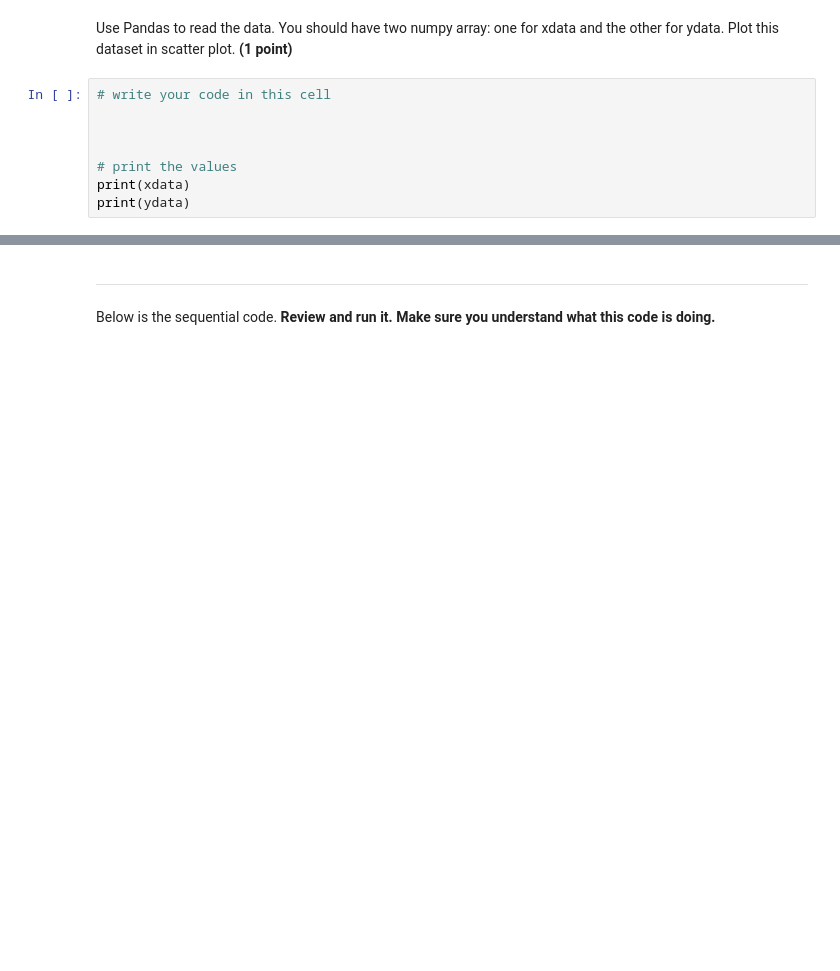
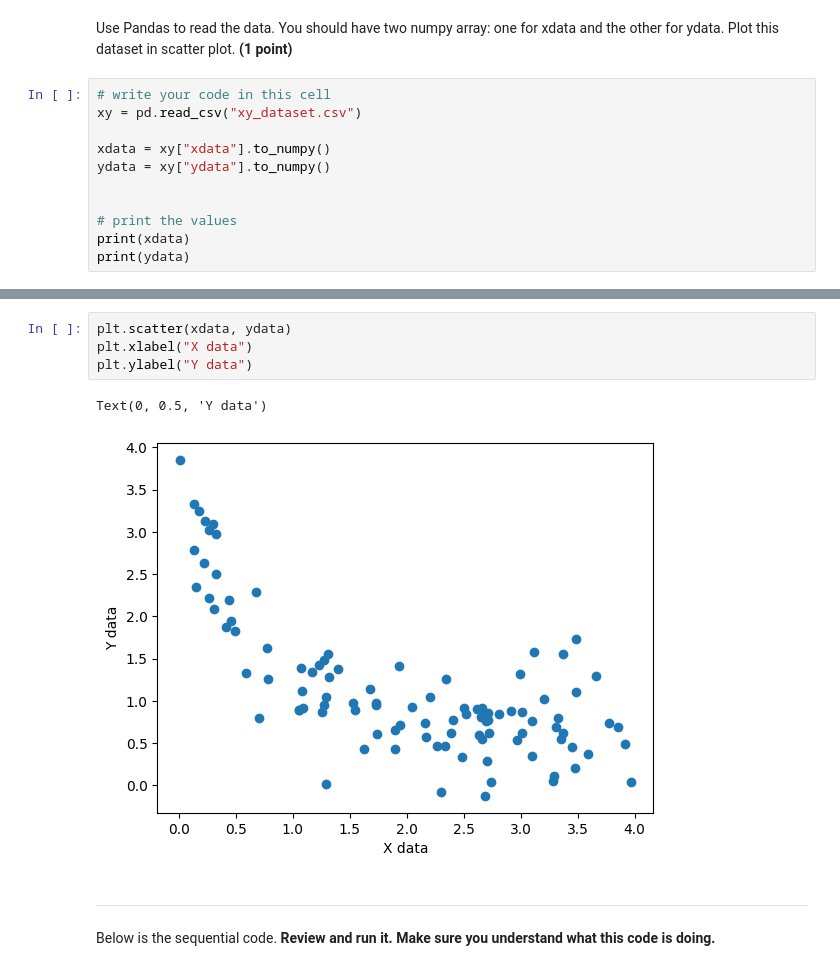
Before and after one commit to JakeRoll04/CMSE202-f25-turnin, a Jupyter notebook: hw-01/HW-01_GitPracticeDebuggingPythonPackagesAndClasses-SS25-STUDENT.ipynb, the cells around one changed output, grey strips where cells are left out. Drawn from its saved outputs; the diff is of its cells as text; blank space fills up the shorter version.

```diff
--- a/hw-01/HW-01_GitPracticeDebuggingPythonPackagesAndClasses-SS25-STUDENT.ipynb
+++ b/hw-01/HW-01_GitPracticeDebuggingPythonPackagesAndClasses-SS25-STUDENT.ipynb
@@ -529,7 +536,10 @@ from scipy.optimize import curve_fit
 Use Pandas to read the data. You should have two numpy array: one for xdata and the other for ydata. Plot this dataset in scatter plot. **(1 point)**
 # %%
 # write your code in this cell
+xy = pd.read_csv("xy_dataset.csv")
 
+xdata = xy["xdata"].to_numpy()
+ydata = xy["ydata"].to_numpy()
 
 
 # print the values
@@ -538,3 +566,10 @@ print(ydata)
+# %%
+plt.scatter(xdata, ydata)
+plt.xlabel("X data")
+plt.ylabel("Y data")
+# %% [output]
+Text(0, 0.5, 'Y data')
+[figure, added]
 # %% [markdown]
 ---
 Below is the sequential code. **Review and run it. Make sure you understand what this code is doing.**
```
Also changed, not shown: parts of 19 cells of this notebook.
